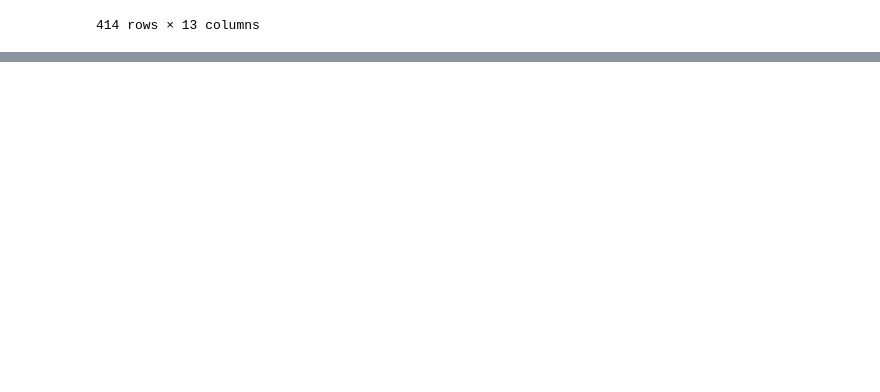
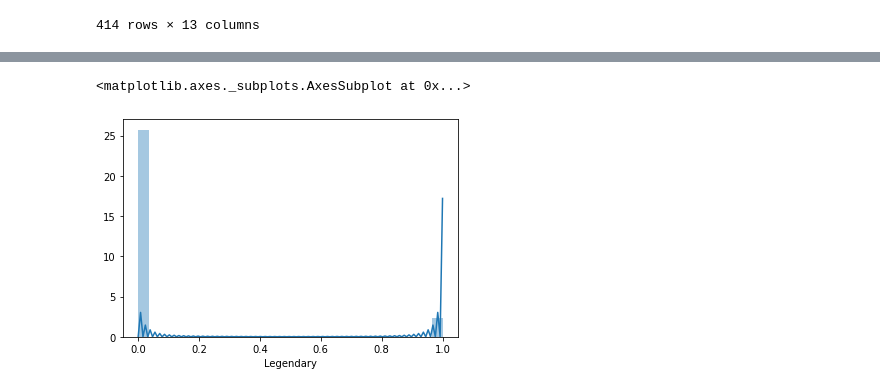
Before and after one commit to Guilhem93/PythonH3, a Jupyter notebook: projet.ipynb, the cells around one changed output, grey strips where cells are left out. Cells and saved outputs as stored; diff of their text form; code cells hidden in the pictures; blank space fills up the shorter version.

```diff
--- a/projet.ipynb
+++ b/projet.ipynb
@@ -95,0 +94,9 @@ graphique = sns.relplot(x="Type 1", y="Attack", data=df.query("Attack > 100")) #
+# %%
+#Graphique 3 :
+x= df.Legendary
+sns.distplot(x)
+
+# Ce graphique représente le taux de légendaire qu'il y a dans nos données. Nous pouvons remarqué qu'on atteint les 15 et plus de légendaires.
+# %% [output]
+<matplotlib.axes._subplots.AxesSubplot at 0x...>
+[figure, added]
```
Also changed, not shown: parts of 10 cells of this notebook.
